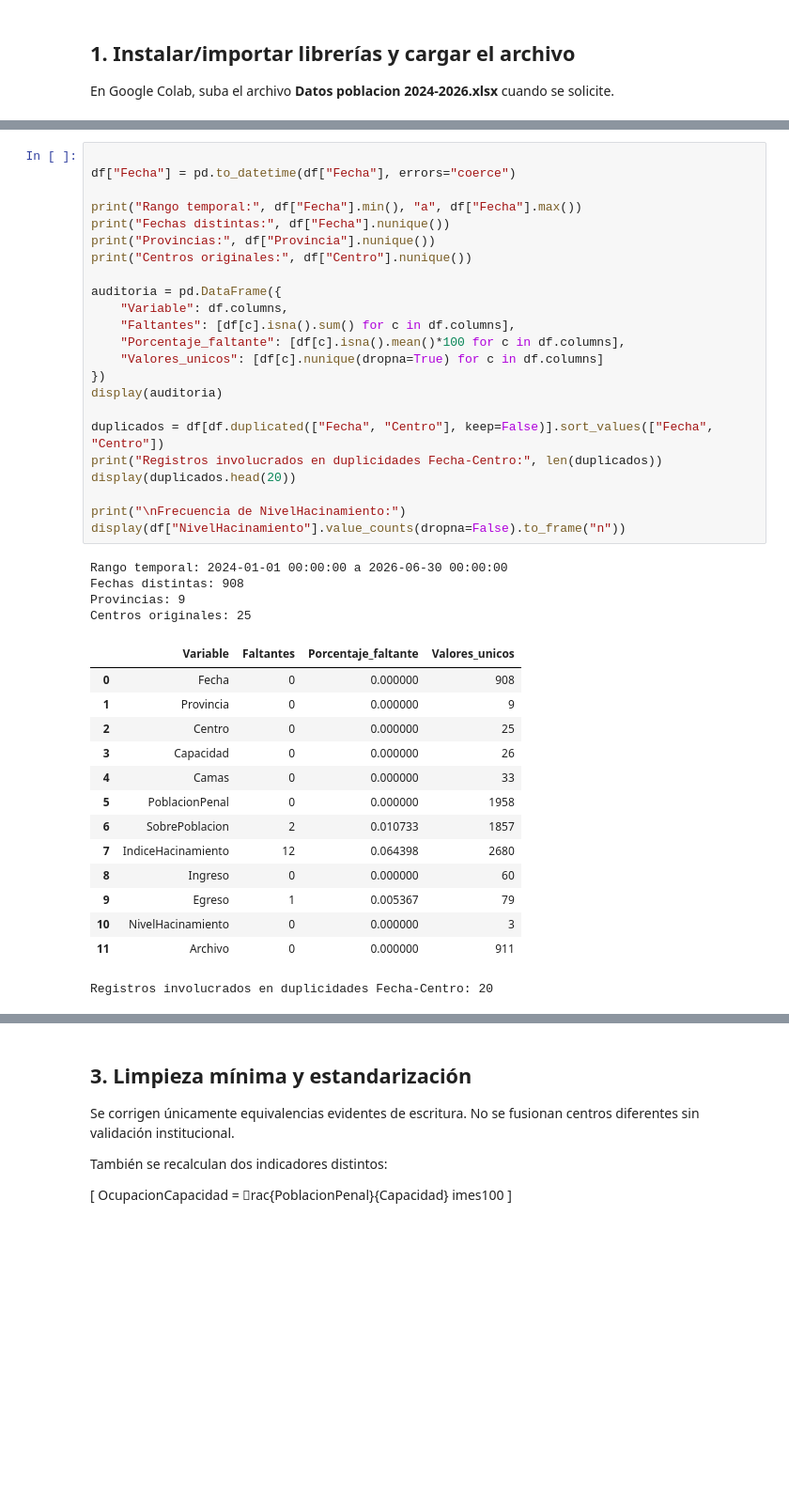
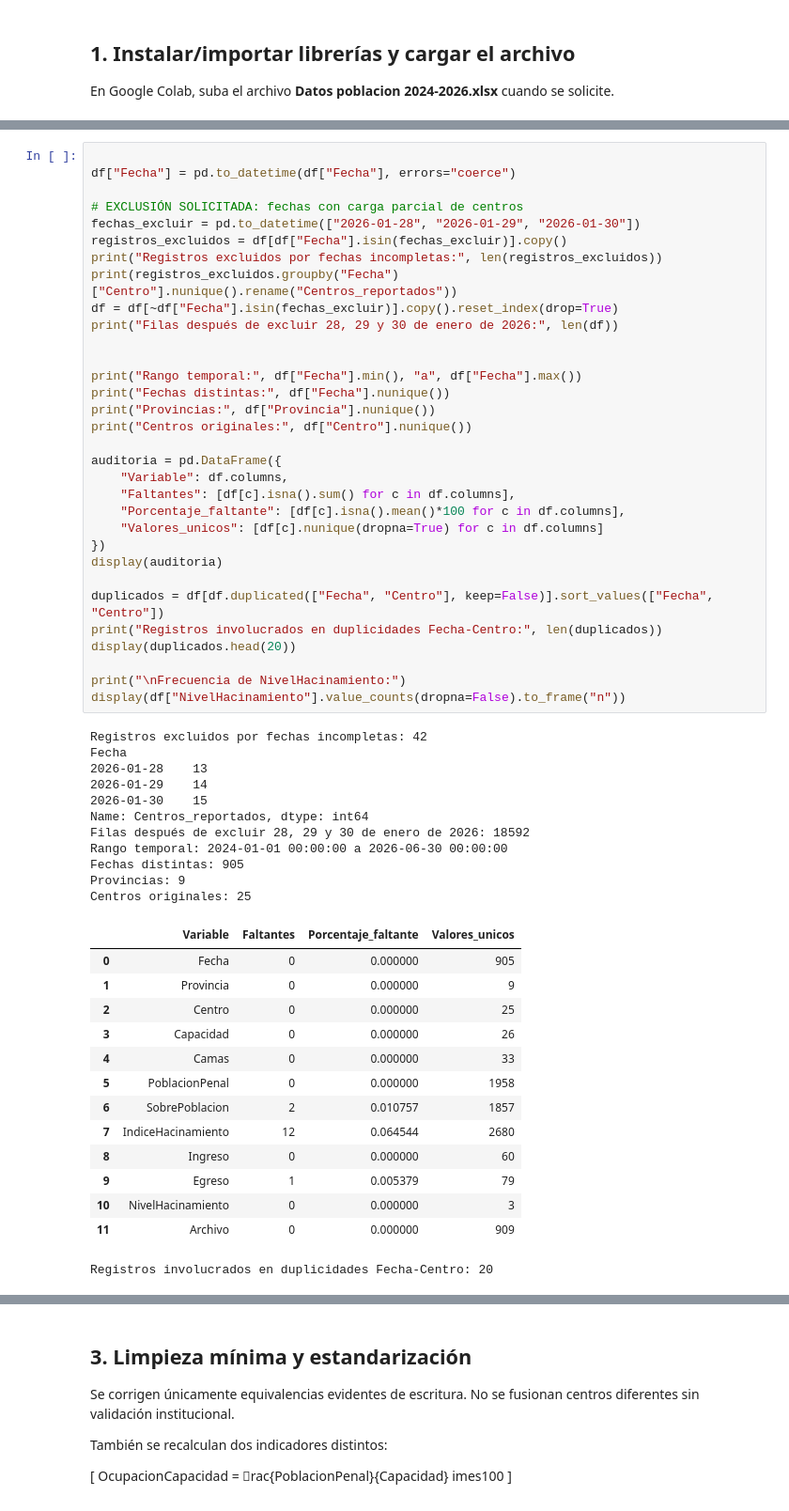
Before and after one commit to Adesedasm/Reporte_final, a Jupyter notebook: Proyecto_Maestria_Pronostico_Poblacion_Penitenciaria.ipynb, the cells around one changed output, grey strips where cells are left out. Shown at 94% size. Drawn from its saved outputs; the diff is of its cells as text; blank space fills up the shorter version.

```diff
--- a/Proyecto_Maestria_Pronostico_Poblacion_Penitenciaria.ipynb
+++ b/Proyecto_Maestria_Pronostico_Poblacion_Penitenciaria.ipynb
@@ -125,44 +119,60 @@ En la revisión preliminar del archivo recibido se observaron:
 # %%
 
 df["Fecha"] = pd.to_datetime(df["Fecha"], errors="coerce")
+
+# EXCLUSIÓN SOLICITADA: fechas con carga parcial de centros
+fechas_excluir = pd.to_datetime(["2026-01-28", "2026-01-29", "2026-01-30"])
+registros_excluidos = df[df["Fecha"].isin(fechas_excluir)].copy()
+print("Registros excluidos por fechas incompletas:", len(registros_excluidos))
+print(registros_excluidos.groupby("Fecha")["Centro"].nunique().rename("Centros_reportados"))
+df = df[~df["Fecha"].isin(fechas_excluir)].copy().reset_index(drop=True)
+print("Filas después de excluir 28, 29 y 30 de enero de 2026:", len(df))
+
 
 print("Rango temporal:", df["Fecha"].min(), "a", df["Fecha"].max())
 print("Fechas distintas:", df["Fecha"].nunique())
 print("Provincias:", df["Provincia"].nunique())
 print("Centros originales:", df["Centro"].nunique())
 
 auditoria = pd.DataFrame({
     "Variable": df.columns,
     "Faltantes": [df[c].isna().sum() for c in df.columns],
     "Porcentaje_faltante": [df[c].isna().mean()*100 for c in df.columns],
     "Valores_unicos": [df[c].nunique(dropna=True) for c in df.columns]
 })
 display(auditoria)
 
 duplicados = df[df.duplicated(["Fecha", "Centro"], keep=False)].sort_values(["Fecha", "Centro"])
 print("Registros involucrados en duplicidades Fecha-Centro:", len(duplicados))
 display(duplicados.head(20))
 
 print("\nFrecuencia de NivelHacinamiento:")
 display(df["NivelHacinamiento"].value_counts(dropna=False).to_frame("n"))
 # %% [output]
+Registros excluidos por fechas incompletas: 42
+Fecha
+2026-01-28    13
+2026-01-29    14
+2026-01-30    15
+Name: Centros_reportados, dtype: int64
+Filas después de excluir 28, 29 y 30 de enero de 2026: 18592
 Rango temporal: 2024-01-01 00:00:00 a 2026-06-30 00:00:00
-Fechas distintas: 908
+Fechas distintas: 905
 Provincias: 9
 Centros originales: 25
 |  | Variable | Faltantes | Porcentaje_faltante | Valores_unicos |
-| 0 | Fecha | 0 | 0.000000 | 908 |
+| 0 | Fecha | 0 | 0.000000 | 905 |
 | 1 | Provincia | 0 | 0.000000 | 9 |
 | 2 | Centro | 0 | 0.000000 | 25 |
 | 3 | Capacidad | 0 | 0.000000 | 26 |
 | 4 | Camas | 0 | 0.000000 | 33 |
 | 5 | PoblacionPenal | 0 | 0.000000 | 1958 |
-| 6 | SobrePoblacion | 2 | 0.010733 | 1857 |
-| 7 | IndiceHacinamiento | 12 | 0.064398 | 2680 |
+| 6 | SobrePoblacion | 2 | 0.010757 | 1857 |
+| 7 | IndiceHacinamiento | 12 | 0.064544 | 2680 |
 | 8 | Ingreso | 0 | 0.000000 | 60 |
-| 9 | Egreso | 1 | 0.005367 | 79 |
+| 9 | Egreso | 1 | 0.005379 | 79 |
 | 10 | NivelHacinamiento | 0 | 0.000000 | 3 |
-| 11 | Archivo | 0 | 0.000000 | 911 |
+| 11 | Archivo | 0 | 0.000000 | 909 |
 Registros involucrados en duplicidades Fecha-Centro: 20
 |  | Fecha | Provincia | Centro | Capacidad | Camas | PoblacionPenal | SobrePoblacion | IndiceHacinamiento | ... |
 | 799 | 2024-02-10 | Darién | Cárcel Pública De La Palma | 18 | 18 | 23 | 5.0 | 127.777778 | ... |
```
Also changed, not shown: parts of 40 cells of this notebook.
